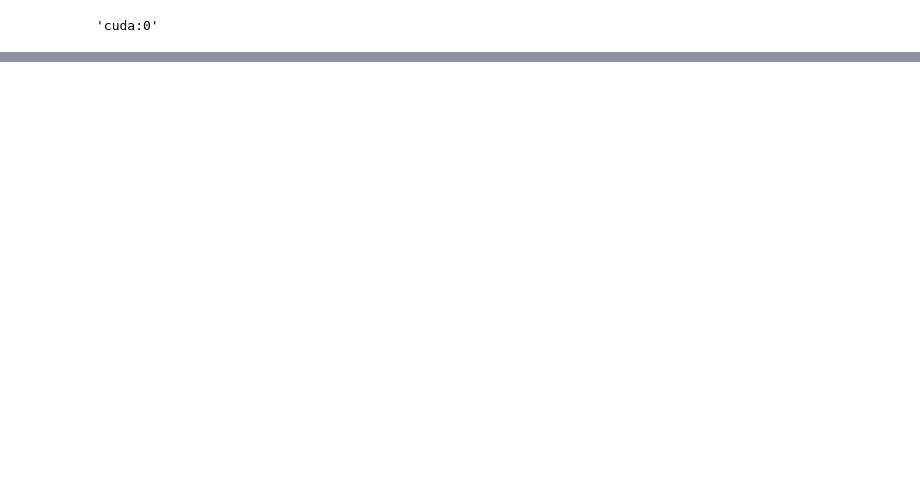
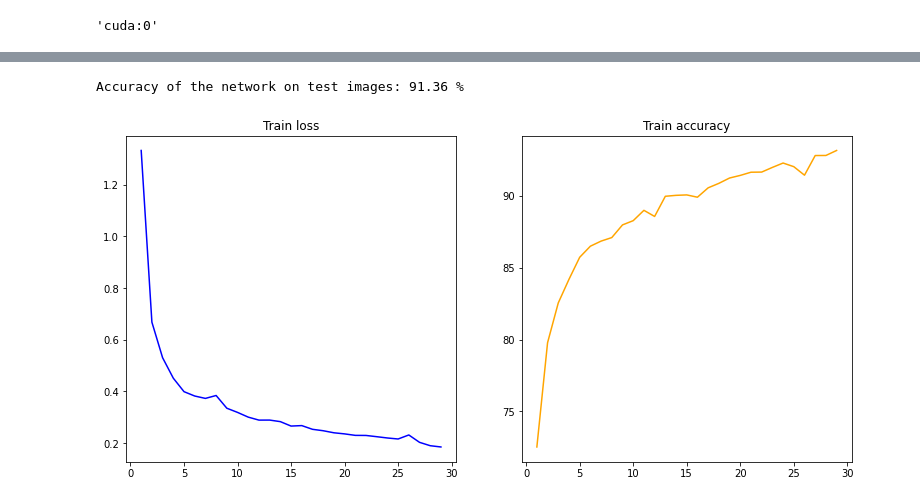
Before and after one commit to JDkuba/FashionMnist, a Jupyter notebook: Notebooks/FractalNet.ipynb, the cells around one changed output, grey strips where cells are left out. Cells and saved outputs as stored; diff of their text form; code cells hidden in the pictures; blank space fills up the shorter version.

```diff
--- a/Notebooks/FractalNet.ipynb
+++ b/Notebooks/FractalNet.ipynb
@@ -357,4 +381,22 @@ print('Finished Training')
 # %%
-net.load_state_dict(torch.load(save_path))
+params, results = torch.load(save_path)
+net.load_state_dict(params)
 print('Accuracy of the network on test images: %.2f %%' % (
     accuracy(net, testloader)))
+# %% [output]
+Accuracy of the network on test images: 91.36 %
+# %%
+import matplotlib.pyplot as plt
+
+epoch, loss, acc = tuple(zip(*results))
+
+fig = plt.figure(figsize=(13, 6))
+ax = fig.add_subplot(121)
+ax.plot(epoch, loss, c="blue", label="loss")
+ax.set_title("Train loss")
+ax = fig.add_subplot(122)
+ax.plot(epoch, acc, c="orange", label="accuracy")
+ax.set_title("Train accuracy")
+plt.show()
+# %% [output]
+[figure, added]
```
Also changed, not shown: parts of 6 cells of this notebook.
